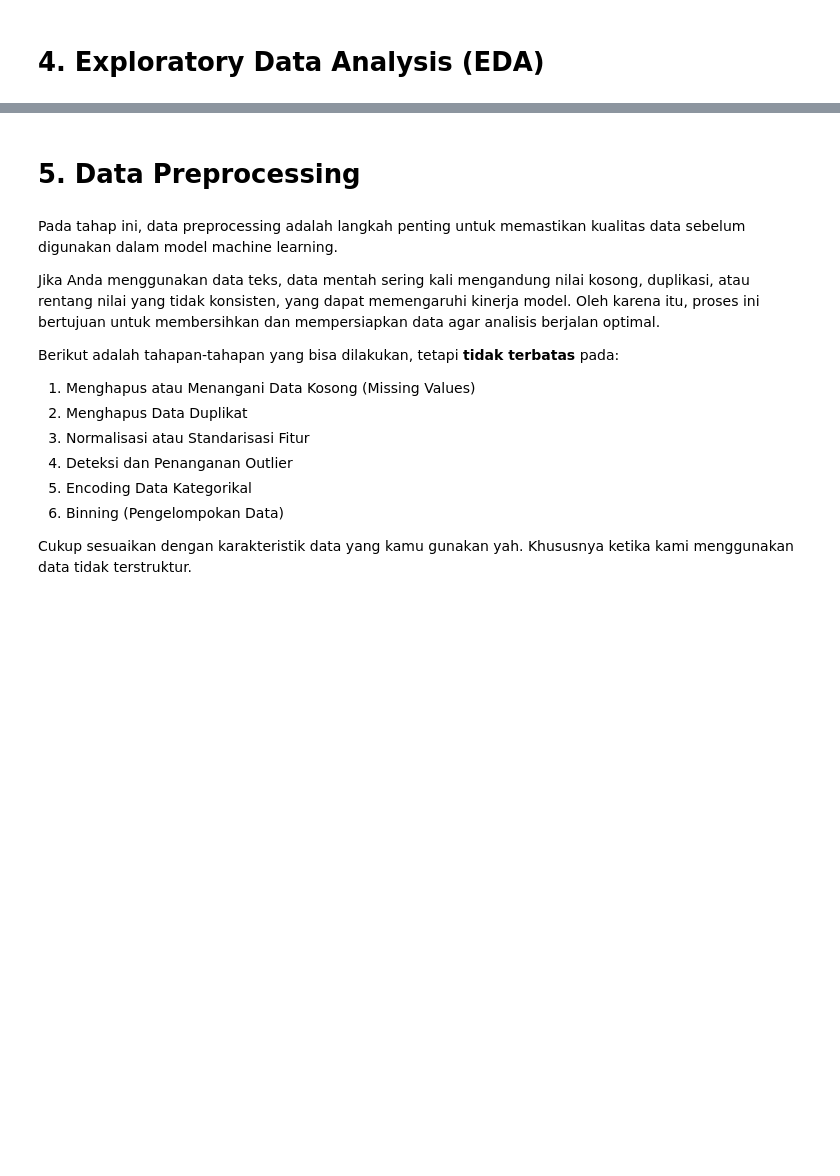
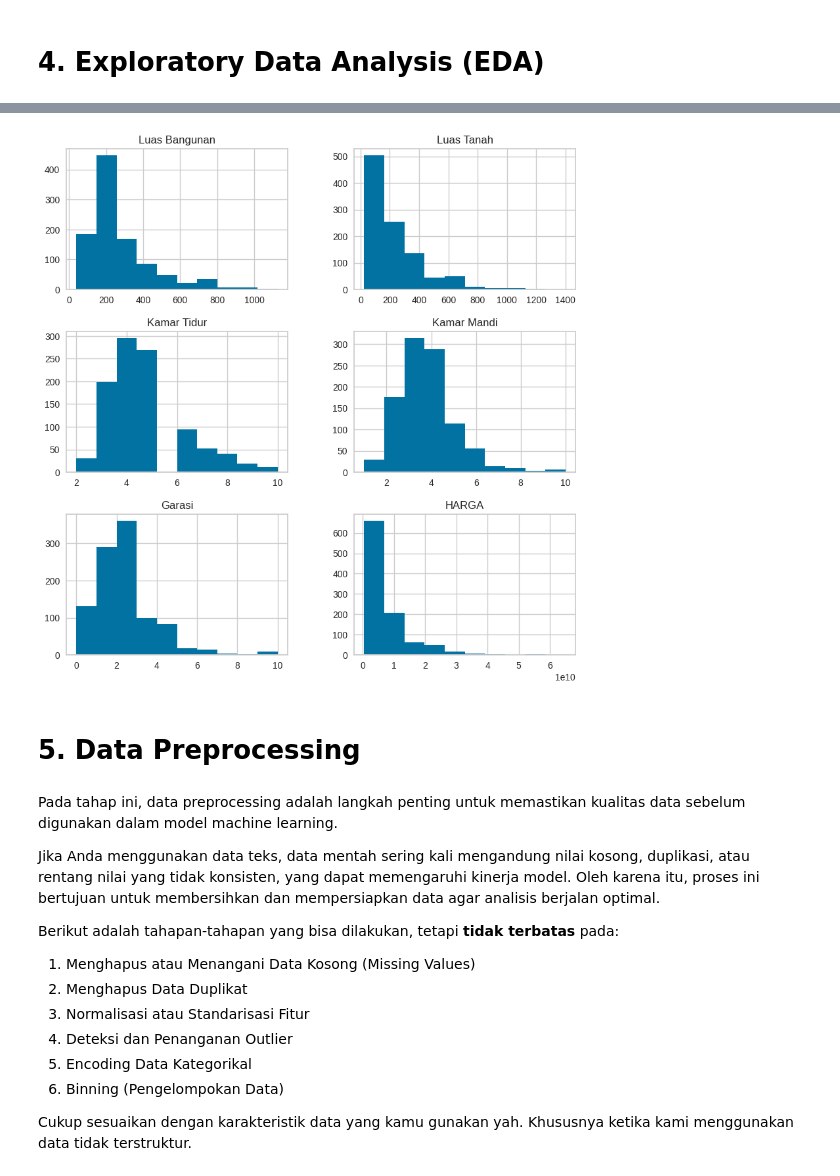
Before and after one commit to mochyusuf/Eksperimen_SML_Mochamad-Yusuf, a Jupyter notebook: preprocessing/Eksperimen_Mochamad_Yusuf.ipynb, the cells around one changed output, grey strips where cells are left out. Drawn from its saved outputs; the diff is of its cells as text; code cells hidden in the pictures; blank space fills up the shorter version.

```diff
--- a/preprocessing/Eksperimen_Mochamad_Yusuf.ipynb
+++ b/preprocessing/Eksperimen_Mochamad_Yusuf.ipynb
@@ -179,3 +137,8 @@ plt.show()
+# %%
+df.hist(figsize = (10,10))
+plt.show()
+# %% [output]
+[figure, added]
 # %% [markdown]
 # **5. Data Preprocessing**
 # %% [markdown]
```
Also changed, not shown: parts of 30 cells of this notebook, 5 other files.
